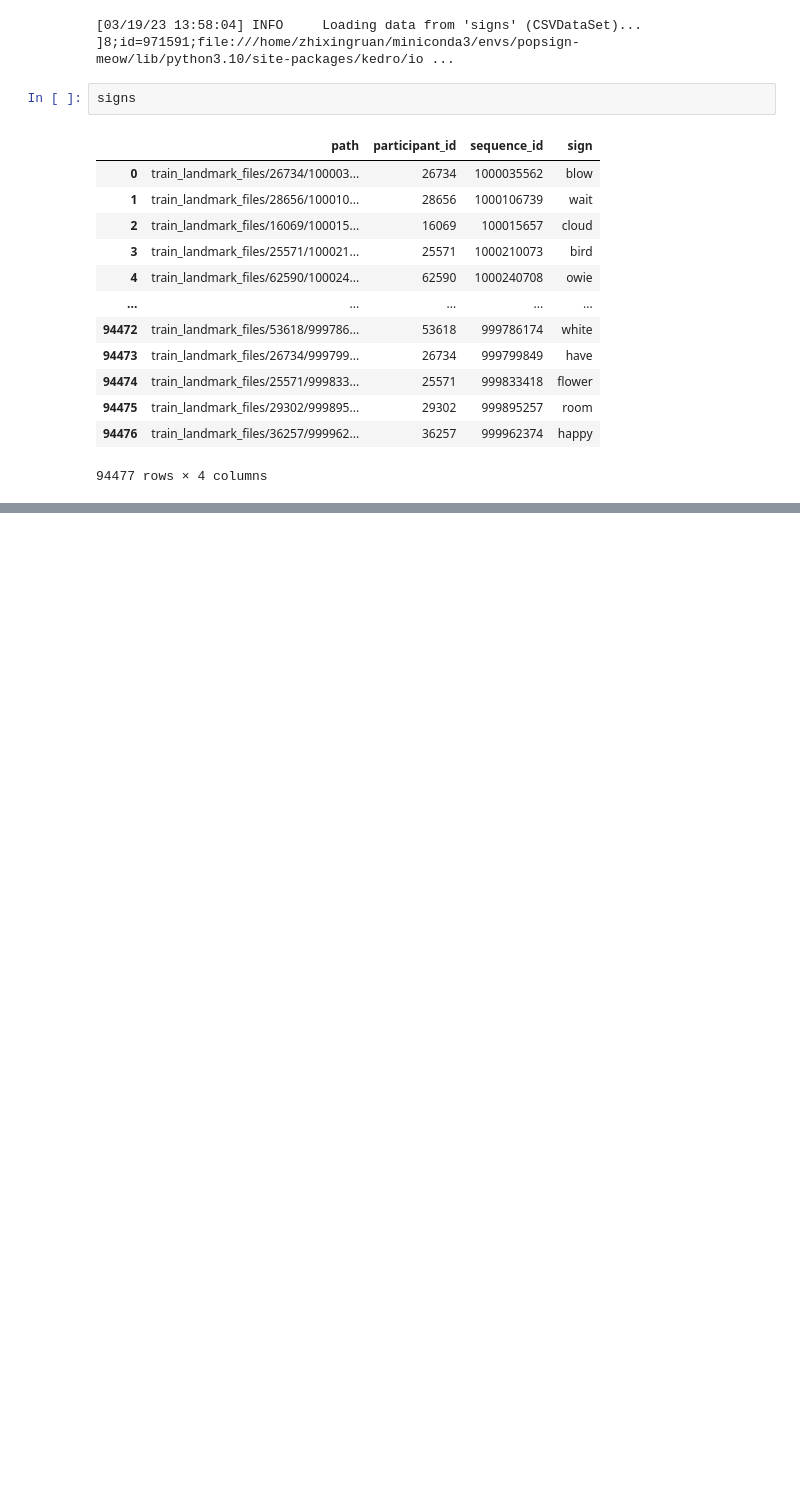
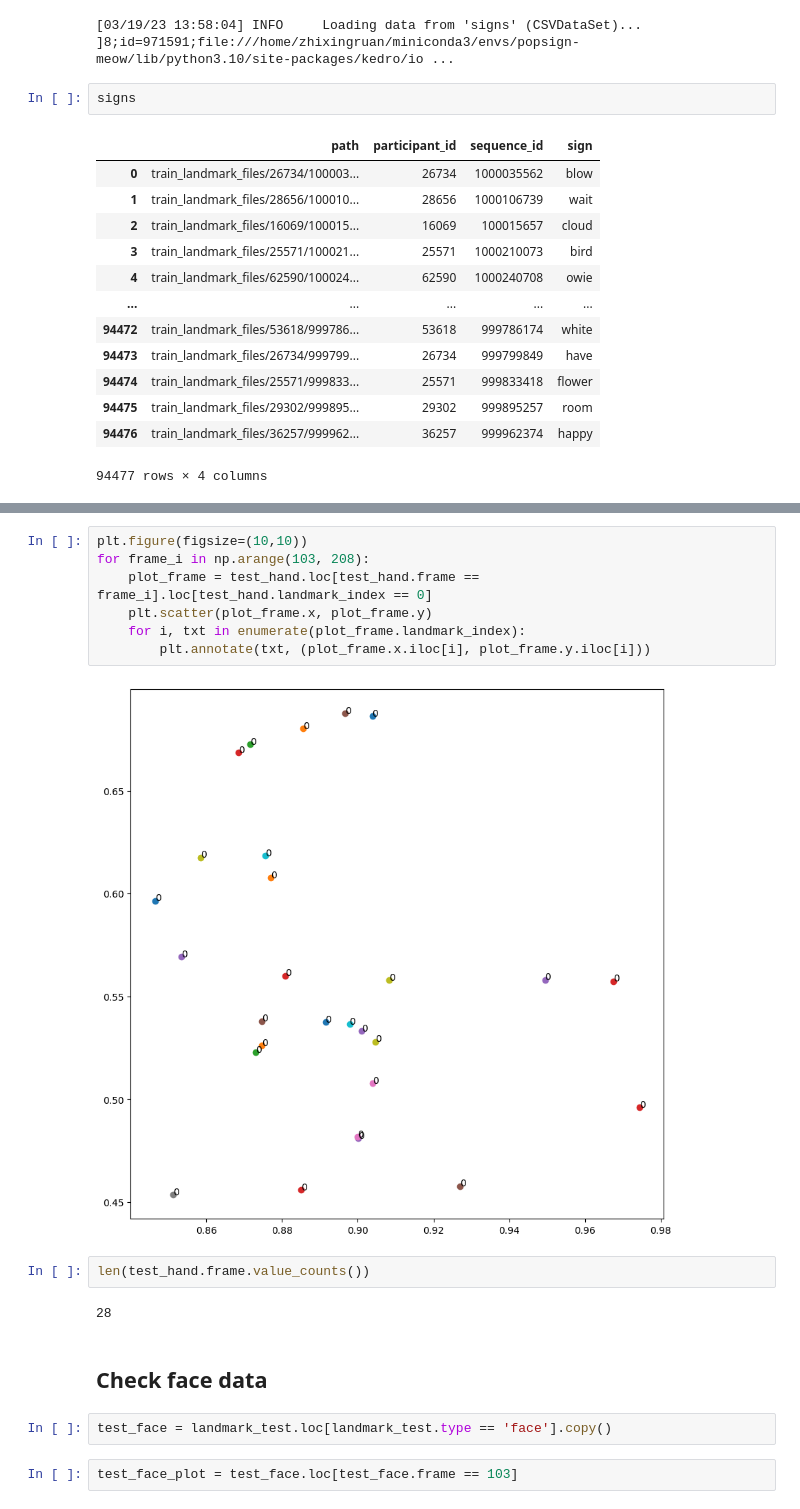
Before and after one commit to MeowchineLearning/popsign-meow, a Jupyter notebook: notebooks/GettingStarted.ipynb, the cells around one changed output, grey strips where cells are left out. Drawn from its saved outputs; the diff is of its cells as text; blank space fills up the shorter version.

Commit message:
data check

```diff
--- a/notebooks/GettingStarted.ipynb
+++ b/notebooks/GettingStarted.ipynb
@@ -68,0 +145,19 @@ signs
+# %%
+plt.figure(figsize=(10,10))
+for frame_i in np.arange(103, 208):
+    plot_frame = test_hand.loc[test_hand.frame == frame_i].loc[test_hand.landmark_index == 0]
+    plt.scatter(plot_frame.x, plot_frame.y)
+    for i, txt in enumerate(plot_frame.landmark_index):
+        plt.annotate(txt, (plot_frame.x.iloc[i], plot_frame.y.iloc[i]))
+# %% [output]
+[figure, added]
+# %%
+len(test_hand.frame.value_counts())
+# %% [output]
+28
+# %% [markdown]
+## Check face data
+# %%
+test_face = landmark_test.loc[landmark_test.type == 'face'].copy()
+# %%
+test_face_plot = test_face.loc[test_face.frame == 103]
```
Also changed, not shown: parts of 19 cells of this notebook, 3 other files.
